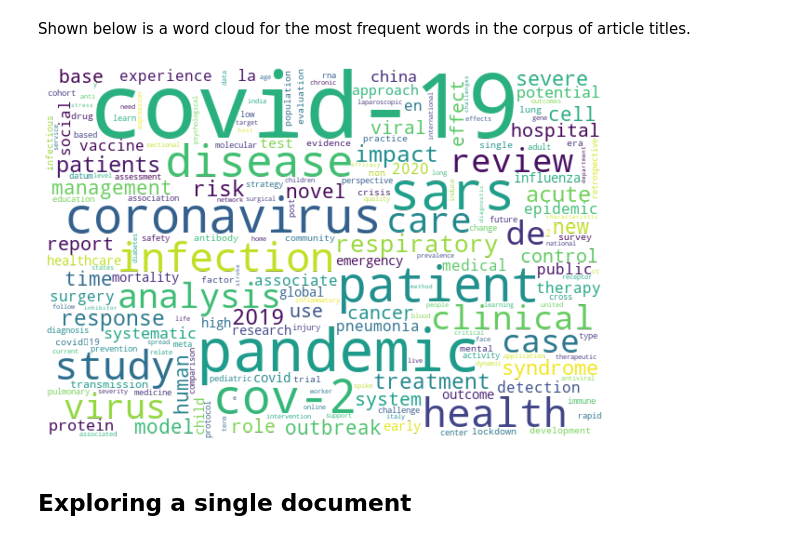
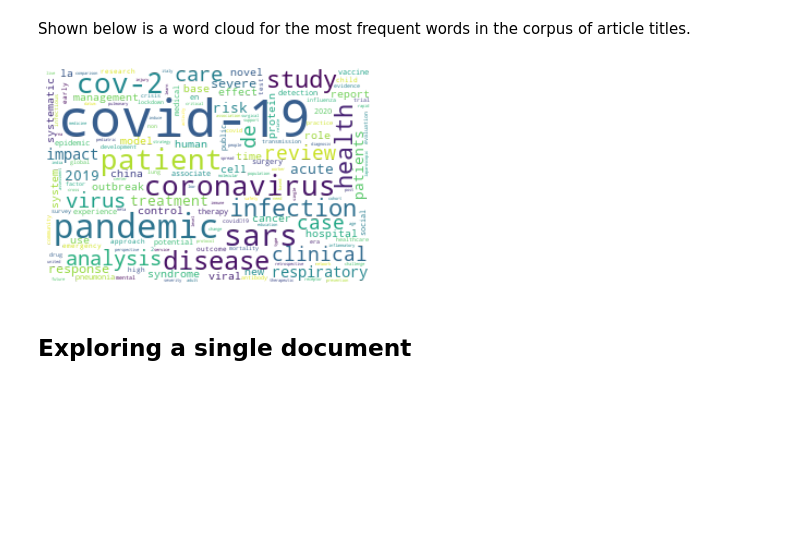
Before and after one commit to aldencabajar/cord-19-topic-modeling, a Jupyter notebook: cord-dataset-exploration.ipynb, the cells around one changed output. Cells and saved outputs as stored; diff of their text form; code cells hidden in the pictures; blank space fills up the shorter version.

```diff
--- a/cord-dataset-exploration.ipynb
+++ b/cord-dataset-exploration.ipynb
@@ -108,14 +108,14 @@ counter_all = plot_top_n_words(docs_token_list_all, top_n = 50, return_counter =
 Shown below is a word cloud for the most frequent words in the corpus of article titles.
 # %%
 wc_obj = wordcloud.WordCloud(background_color = None, mode = 'RGBA',
-                             width = 600, height = 400)
-fig = plt.figure(figsize = (10,8))
+                             width = 300, height = 200)
+#fig = plt.figure(figsize = (8,6))
 wc = wc_obj.generate_from_frequencies(counter_all)
 plt.imshow(wc, interpolation = 'bilinear')
 plt.axis('off')
 plt.show()
 # %% [output]
-[figure, old version]
+[figure, new version]
 # %% [markdown]
 ## Exploring a single document
 # %% [markdown]
```
